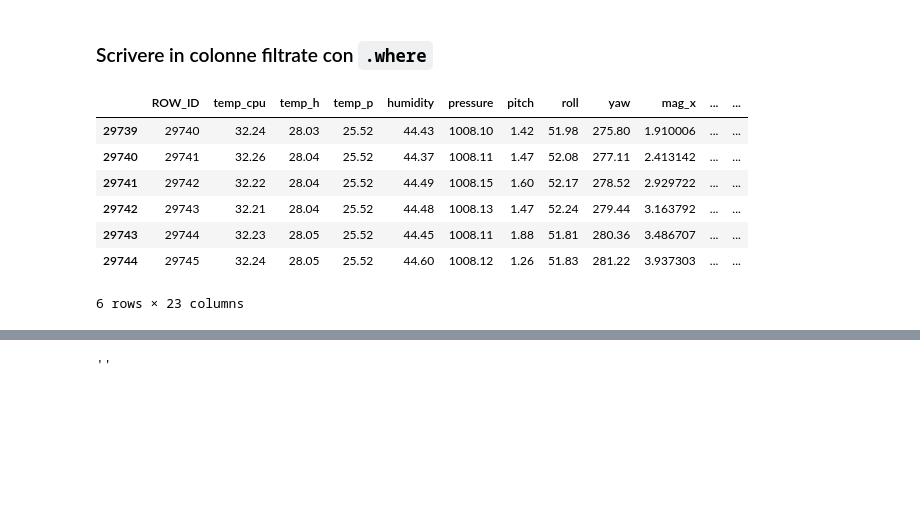
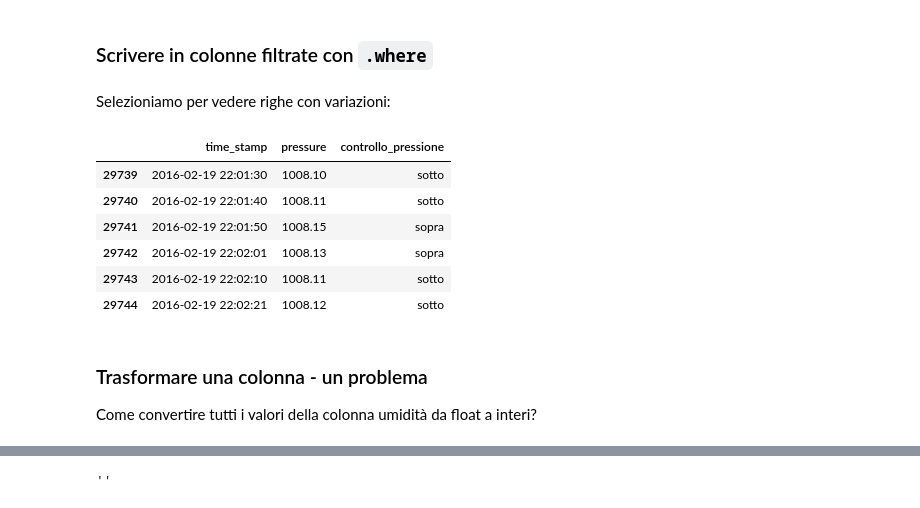
Before and after one commit to DavidLeoni/2024-glowbp, a Jupyter notebook: pandas/pandas1-sol.ipynb, the cells around one changed output, grey strips where cells are left out. Drawn from its saved outputs; the diff is of its cells as text; code cells hidden in the pictures; blank space fills up the shorter version.

```diff
--- a/pandas/pandas1-sol.ipynb
+++ b/pandas/pandas1-sol.ipynb
@@ -58,7 +58,7 @@ Per analizzare rapidamente dataset che stanno in RAM
 # %%
 import pandas as pd
 import numpy as np
-df = pd.read_csv('Columbus_Ed_astro_pi_datalog.csv', encoding='UTF-8')
+df = pd.read_csv('astropi.csv', encoding='UTF-8')
 # %%
 df.info()
 # %% [output]
@@ -652,4 +688,4 @@ E' vero per il dataset del `meteo`? Prova a scoprirlo calcolando direttamente la
 # %% [markdown]
 ### Scrivere in colonne filtrate con `.loc`
 # %%
-df.loc[(df.temp_cpu > 31.68),'cpu_troppo_calda'] = True
+df.loc[ df.temp_cpu > 31.68,'cpu_troppo_calda'] = True
@@ -674,11 +709,16 @@ df['controllo_pressione'] = np.where(df.pressure <= pressione_media, 'sotto', 's
+# %% [markdown]
+Selezioniamo per vedere righe con variazioni:
 # %%
-df.iloc[29739:29745]  # selezioniamo righe con variazioni
+df.iloc[29739:29745][['time_stamp', 'pressure', 'controllo_pressione']]
 # %% [output]
-|  | ROW_ID | temp_cpu | temp_h | temp_p | humidity | pressure | pitch | roll | yaw | mag_x | ... | ... |
-| 29739 | 29740 | 32.24 | 28.03 | 25.52 | 44.43 | 1008.10 | 1.42 | 51.98 | 275.80 | 1.910006 | ... | ... |
-| 29740 | 29741 | 32.26 | 28.04 | 25.52 | 44.37 | 1008.11 | 1.47 | 52.08 | 277.11 | 2.413142 | ... | ... |
-| 29741 | 29742 | 32.22 | 28.04 | 25.52 | 44.49 | 1008.15 | 1.60 | 52.17 | 278.52 | 2.929722 | ... | ... |
-| 29742 | 29743 | 32.21 | 28.04 | 25.52 | 44.48 | 1008.13 | 1.47 | 52.24 | 279.44 | 3.163792 | ... | ... |
-| 29743 | 29744 | 32.23 | 28.05 | 25.52 | 44.45 | 1008.11 | 1.88 | 51.81 | 280.36 | 3.486707 | ... | ... |
-| 29744 | 29745 | 32.24 | 28.05 | 25.52 | 44.60 | 1008.12 | 1.26 | 51.83 | 281.22 | 3.937303 | ... | ... |
+|  | time_stamp | pressure | controllo_pressione |
+| 29739 | 2016-02-19 22:01:30 | 1008.10 | sotto |
+| 29740 | 2016-02-19 22:01:40 | 1008.11 | sotto |
+| 29741 | 2016-02-19 22:01:50 | 1008.15 | sopra |
+| 29742 | 2016-02-19 22:02:01 | 1008.13 | sopra |
+| 29743 | 2016-02-19 22:02:10 | 1008.11 | sotto |
+| 29744 | 2016-02-19 22:02:21 | 1008.12 | sotto |
-6 rows × 23 columns
+# %% [markdown]
+### Trasformare una colonna - un problema
+
+Come convertire tutti i valori della colonna umidità da float a interi?
```
Also changed, not shown: parts of 52 cells of this notebook, 4 other files.
